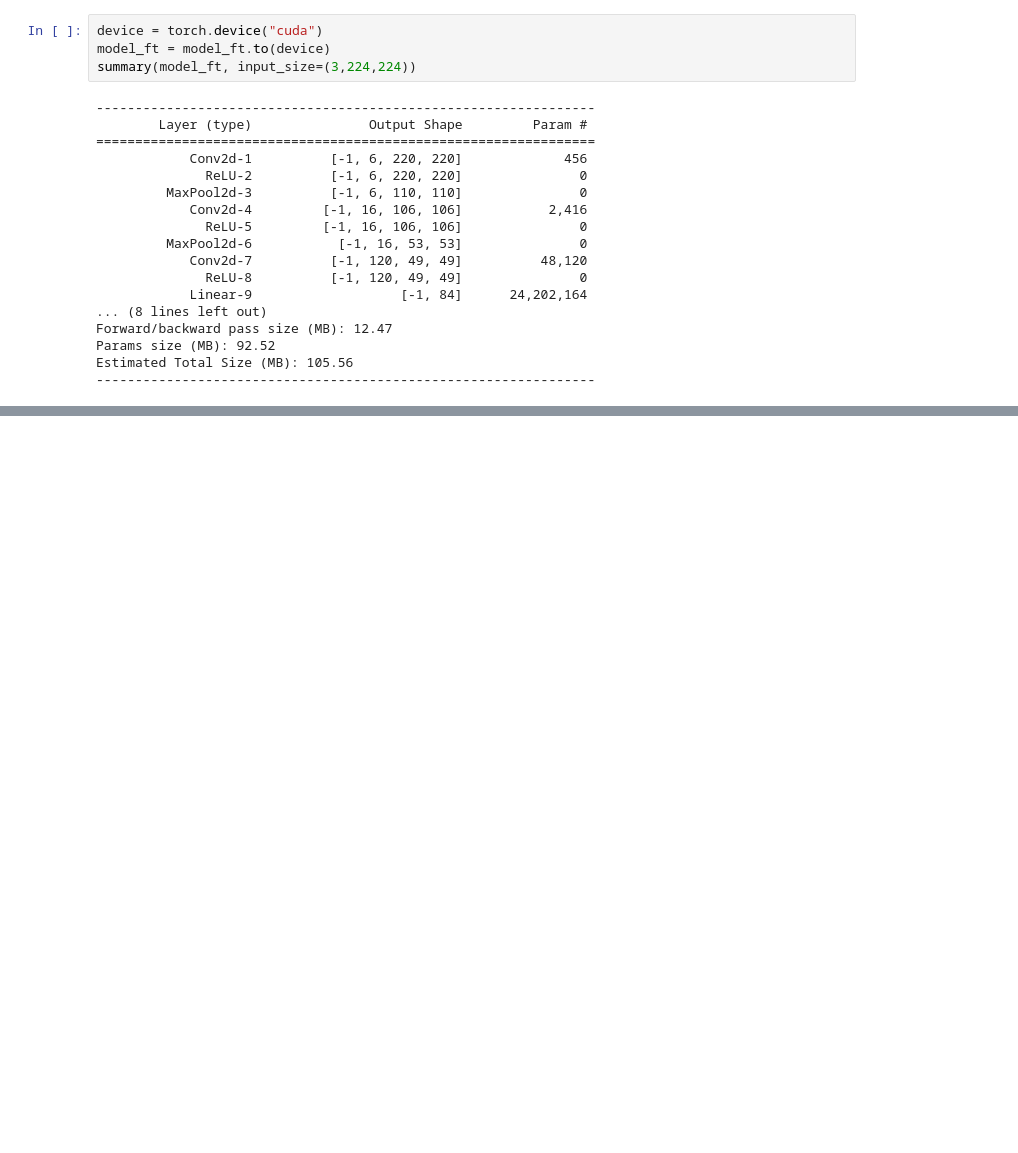
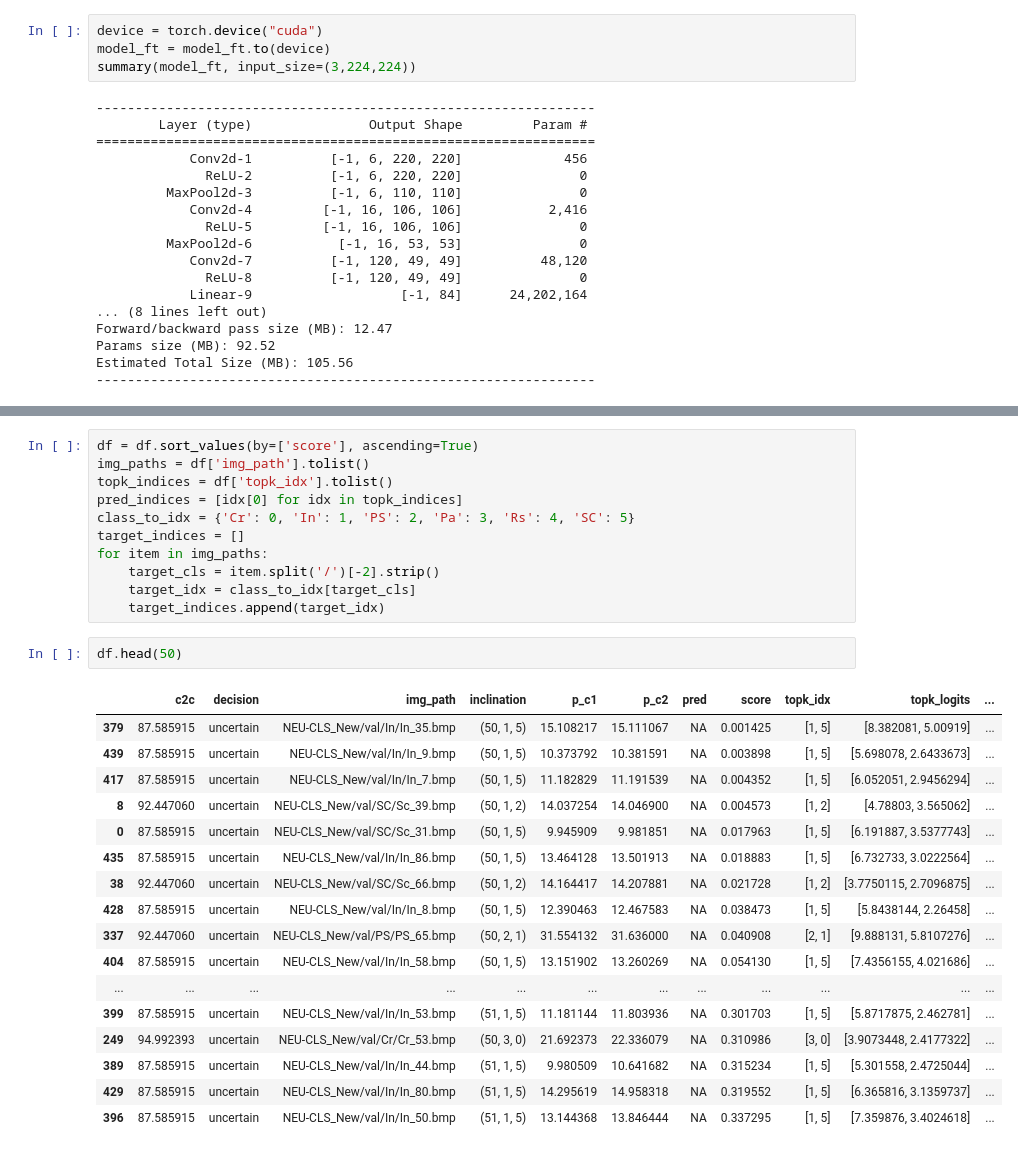
Before and after one commit to UntangleAI/example, a Jupyter notebook: neu_uncertainty_profile.ipynb, the cells around one changed output, grey strips where cells are left out. Cells and saved outputs as stored; diff of their text form; blank space fills up the shorter version.

```diff
--- a/neu_uncertainty_profile.ipynb
+++ b/neu_uncertainty_profile.ipynb
@@ -272,0 +314,31 @@ Estimated Total Size (MB): 105.56
+# %%
+df = df.sort_values(by=['score'], ascending=True)
+img_paths = df['img_path'].tolist()
+topk_indices = df['topk_idx'].tolist()
+pred_indices = [idx[0] for idx in topk_indices]
+class_to_idx = {'Cr': 0, 'In': 1, 'PS': 2, 'Pa': 3, 'Rs': 4, 'SC': 5}
+target_indices = []
+for item in img_paths:
+    target_cls = item.split('/')[-2].strip()
+    target_idx = class_to_idx[target_cls]
+    target_indices.append(target_idx)
+# %%
+df.head(50)
+# %% [output]
+|  | c2c | decision | img_path | inclination | p_c1 | p_c2 | pred | score | topk_idx | topk_logits | ... |
+| 379 | 87.585915 | uncertain | NEU-CLS_New/val/In/In_35.bmp | (50, 1, 5) | 15.108217 | 15.111067 | NA | 0.001425 | [1, 5] | [8.382081, 5.00919] | ... |
+| 439 | 87.585915 | uncertain | NEU-CLS_New/val/In/In_9.bmp | (50, 1, 5) | 10.373792 | 10.381591 | NA | 0.003898 | [1, 5] | [5.698078, 2.6433673] | ... |
+| 417 | 87.585915 | uncertain | NEU-CLS_New/val/In/In_7.bmp | (50, 1, 5) | 11.182829 | 11.191539 | NA | 0.004352 | [1, 5] | [6.052051, 2.9456294] | ... |
+| 8 | 92.447060 | uncertain | NEU-CLS_New/val/SC/Sc_39.bmp | (50, 1, 2) | 14.037254 | 14.046900 | NA | 0.004573 | [1, 2] | [4.78803, 3.565062] | ... |
+| 0 | 87.585915 | uncertain | NEU-CLS_New/val/SC/Sc_31.bmp | (50, 1, 5) | 9.945909 | 9.981851 | NA | 0.017963 | [1, 5] | [6.191887, 3.5377743] | ... |
+| 435 | 87.585915 | uncertain | NEU-CLS_New/val/In/In_86.bmp | (50, 1, 5) | 13.464128 | 13.501913 | NA | 0.018883 | [1, 5] | [6.732733, 3.0222564] | ... |
+| 38 | 92.447060 | uncertain | NEU-CLS_New/val/SC/Sc_66.bmp | (50, 1, 2) | 14.164417 | 14.207881 | NA | 0.021728 | [1, 2] | [3.7750115, 2.7096875] | ... |
+| 428 | 87.585915 | uncertain | NEU-CLS_New/val/In/In_8.bmp | (50, 1, 5) | 12.390463 | 12.467583 | NA | 0.038473 | [1, 5] | [5.8438144, 2.26458] | ... |
+| 337 | 92.447060 | uncertain | NEU-CLS_New/val/PS/PS_65.bmp | (50, 2, 1) | 31.554132 | 31.636000 | NA | 0.040908 | [2, 1] | [9.888131, 5.8107276] | ... |
+| 404 | 87.585915 | uncertain | NEU-CLS_New/val/In/In_58.bmp | (50, 1, 5) | 13.151902 | 13.260269 | NA | 0.054130 | [1, 5] | [7.4356155, 4.021686] | ... |
+| ... | ... | ... | ... | ... | ... | ... | ... | ... | ... | ... | ... |
+| 399 | 87.585915 | uncertain | NEU-CLS_New/val/In/In_53.bmp | (51, 1, 5) | 11.181144 | 11.803936 | NA | 0.301703 | [1, 5] | [5.8717875, 2.462781] | ... |
+| 249 | 94.992393 | uncertain | NEU-CLS_New/val/Cr/Cr_53.bmp | (50, 3, 0) | 21.692373 | 22.336079 | NA | 0.310986 | [3, 0] | [3.9073448, 2.4177322] | ... |
+| 389 | 87.585915 | uncertain | NEU-CLS_New/val/In/In_44.bmp | (51, 1, 5) | 9.980509 | 10.641682 | NA | 0.315234 | [1, 5] | [5.301558, 2.4725044] | ... |
+| 429 | 87.585915 | uncertain | NEU-CLS_New/val/In/In_80.bmp | (51, 1, 5) | 14.295619 | 14.958318 | NA | 0.319552 | [1, 5] | [6.365816, 3.1359737] | ... |
+| 396 | 87.585915 | uncertain | NEU-CLS_New/val/In/In_50.bmp | (51, 1, 5) | 13.144368 | 13.846444 | NA | 0.337295 | [1, 5] | [7.359876, 3.4024618] | ... |
```
Also changed, not shown: parts of 15 cells of this notebook.
